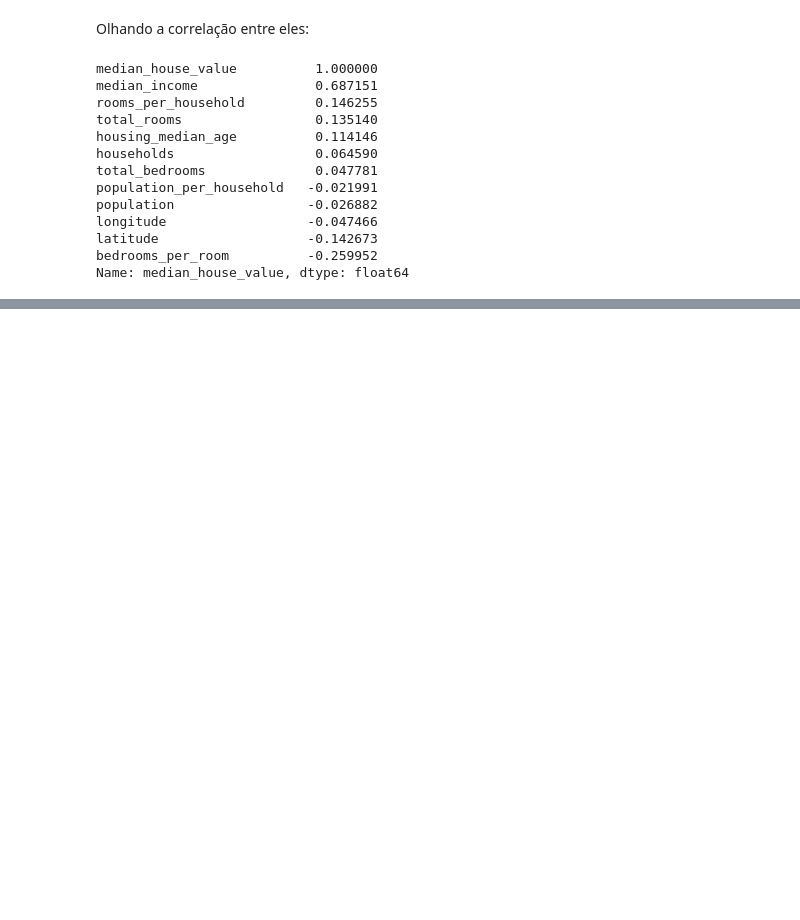
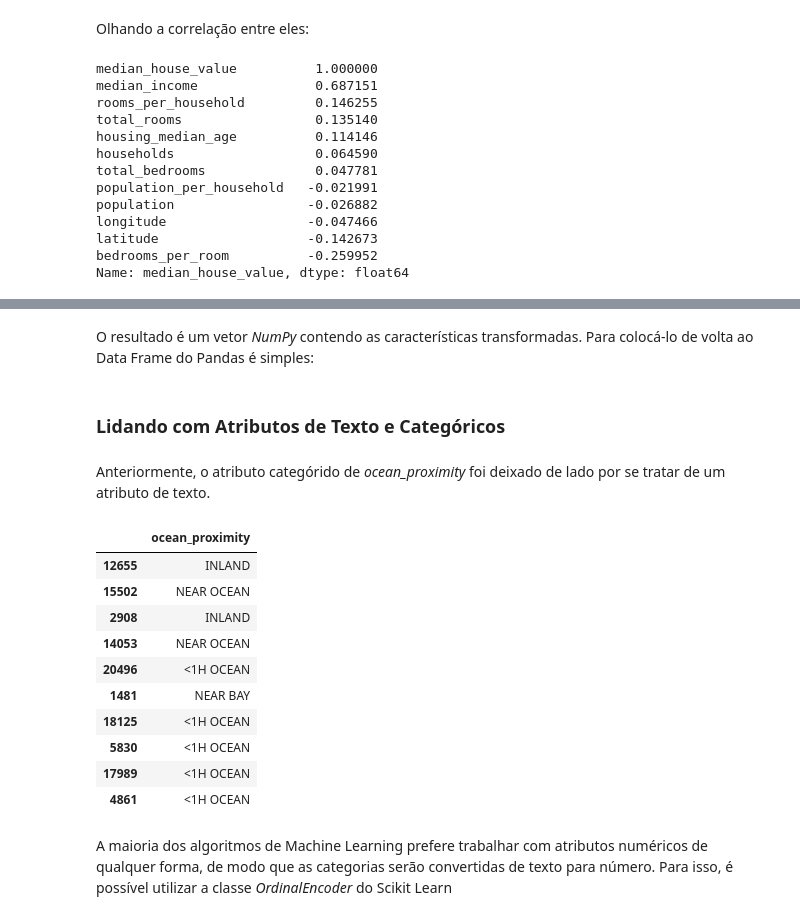
Before and after one commit to juliamsousa/foundation-sports-analytics, a Jupyter notebook: PraticaLivroImobiliario.ipynb, the cells around one changed output, grey strips where cells are left out. Saved outputs shown, nothing was run; the diff lists cells and outputs as text; code cells hidden in the pictures; blank space fills up the shorter version.

```diff
--- a/PraticaLivroImobiliario.ipynb
+++ b/PraticaLivroImobiliario.ipynb
@@ -390,0 +404,3 @@ Name: median_house_value, dtype: float64
+# %%
+housing = strat_train_set.drop("median_house_value", axis=1)
+housing_labels = strat_train_set["median_house_value"].copy()
@@ -390,0 +417,5 @@ Name: median_house_value, dtype: float64
+# %%
+housing.dropna(subset=["total_bedrooms"]) # option 1
+housing.drop("total_bedrooms", axis=1) # option 2
+median = housing["total_bedrooms"].median() # option 3
+housing["total_bedrooms"].fillna(median, inplace=True)
@@ -390,0 +462,2 @@ Name: median_house_value, dtype: float64
+# %% [markdown]
+O resultado é um vetor _NumPy_ contendo as características transformadas. Para colocá-lo de volta ao Data Frame do Pandas é simples:
@@ -390,0 +466,21 @@ Name: median_house_value, dtype: float64
+# %% [markdown]
+### Lidando com Atributos de Texto e Categóricos
+# %% [markdown]
+Anteriormente, o atributo categórido de _ocean_proximity_ foi deixado de lado por se tratar de um atributo de texto.
+# %%
+housing_cat = housing[["ocean_proximity"]]
+>>> housing_cat.head(10)
+# %% [output]
+|  | ocean_proximity |
+| 12655 | INLAND |
+| 15502 | NEAR OCEAN |
+| 2908 | INLAND |
+| 14053 | NEAR OCEAN |
+| 20496 | <1H OCEAN |
+| 1481 | NEAR BAY |
+| 18125 | <1H OCEAN |
+| 5830 | <1H OCEAN |
+| 17989 | <1H OCEAN |
+| 4861 | <1H OCEAN |
+# %% [markdown]
+A maioria dos algoritmos de Machine Learning prefere trabalhar com atributos numéricos de qualquer forma, de modo que as categorias serão convertidas de texto para número. Para isso, é possível utilizar a classe _OrdinalEncoder_ do Scikit Learn
```
Also changed, not shown: parts of 76 cells of this notebook.
